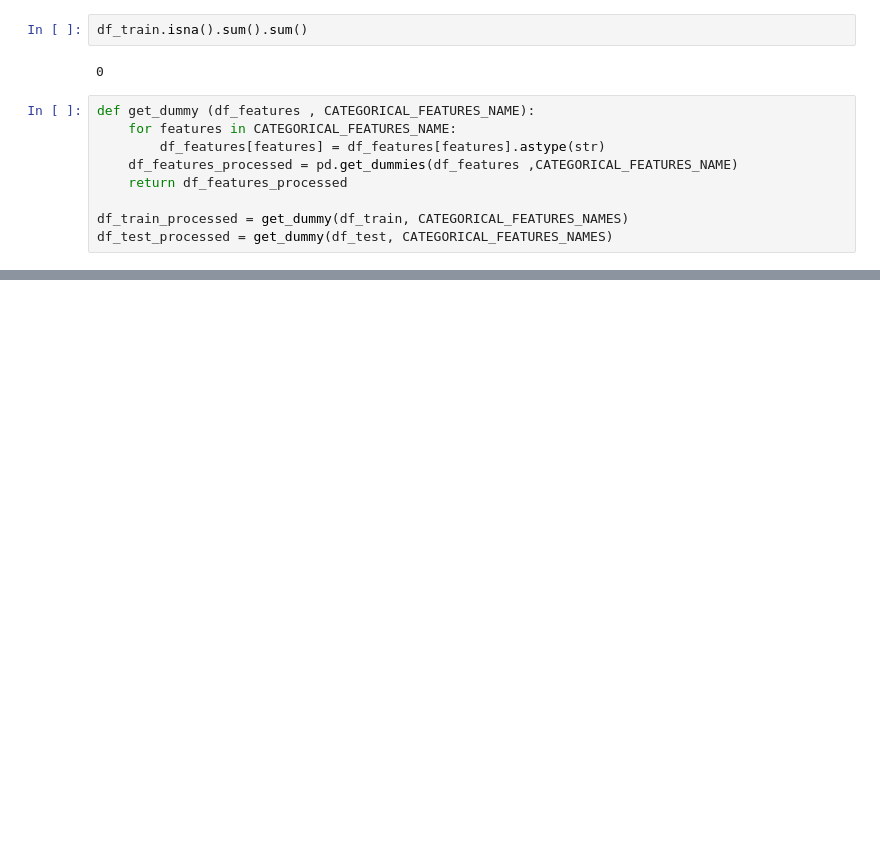
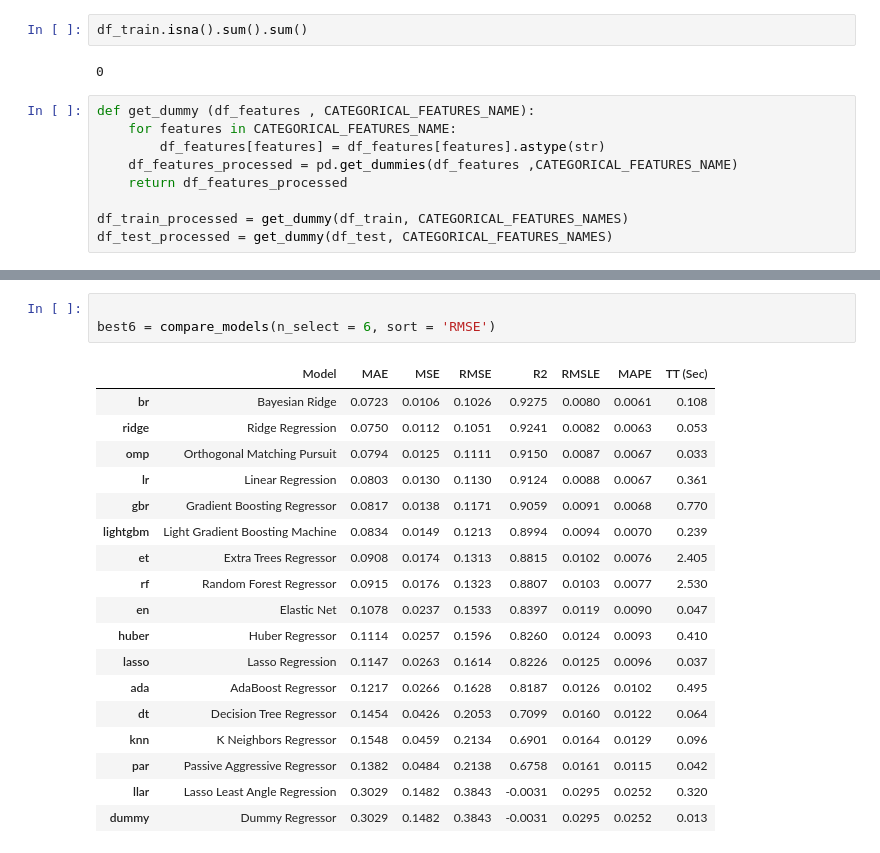
Before and after one commit to JaeYeonBang/ML_regression, a Jupyter notebook: regression-house-prices.ipynb, the cells around one changed output, grey strips where cells are left out. Saved outputs shown, nothing was run; the diff lists cells and outputs as text; blank space fills up the shorter version.

```diff
--- a/regression-house-prices.ipynb
+++ b/regression-house-prices.ipynb
@@ -336,0 +587,22 @@ s = setup(
+# %%
+
+best6 = compare_models(n_select = 6, sort = 'RMSE')
+# %% [output]
+|  | Model | MAE | MSE | RMSE | R2 | RMSLE | MAPE | TT (Sec) |
+| br | Bayesian Ridge | 0.0723 | 0.0106 | 0.1026 | 0.9275 | 0.0080 | 0.0061 | 0.108 |
+| ridge | Ridge Regression | 0.0750 | 0.0112 | 0.1051 | 0.9241 | 0.0082 | 0.0063 | 0.053 |
+| omp | Orthogonal Matching Pursuit | 0.0794 | 0.0125 | 0.1111 | 0.9150 | 0.0087 | 0.0067 | 0.033 |
+| lr | Linear Regression | 0.0803 | 0.0130 | 0.1130 | 0.9124 | 0.0088 | 0.0067 | 0.361 |
+| gbr | Gradient Boosting Regressor | 0.0817 | 0.0138 | 0.1171 | 0.9059 | 0.0091 | 0.0068 | 0.770 |
+| lightgbm | Light Gradient Boosting Machine | 0.0834 | 0.0149 | 0.1213 | 0.8994 | 0.0094 | 0.0070 | 0.239 |
+| et | Extra Trees Regressor | 0.0908 | 0.0174 | 0.1313 | 0.8815 | 0.0102 | 0.0076 | 2.405 |
+| rf | Random Forest Regressor | 0.0915 | 0.0176 | 0.1323 | 0.8807 | 0.0103 | 0.0077 | 2.530 |
+| en | Elastic Net | 0.1078 | 0.0237 | 0.1533 | 0.8397 | 0.0119 | 0.0090 | 0.047 |
+| huber | Huber Regressor | 0.1114 | 0.0257 | 0.1596 | 0.8260 | 0.0124 | 0.0093 | 0.410 |
+| lasso | Lasso Regression | 0.1147 | 0.0263 | 0.1614 | 0.8226 | 0.0125 | 0.0096 | 0.037 |
+| ada | AdaBoost Regressor | 0.1217 | 0.0266 | 0.1628 | 0.8187 | 0.0126 | 0.0102 | 0.495 |
+| dt | Decision Tree Regressor | 0.1454 | 0.0426 | 0.2053 | 0.7099 | 0.0160 | 0.0122 | 0.064 |
+| knn | K Neighbors Regressor | 0.1548 | 0.0459 | 0.2134 | 0.6901 | 0.0164 | 0.0129 | 0.096 |
+| par | Passive Aggressive Regressor | 0.1382 | 0.0484 | 0.2138 | 0.6758 | 0.0161 | 0.0115 | 0.042 |
+| llar | Lasso Least Angle Regression | 0.3029 | 0.1482 | 0.3843 | -0.0031 | 0.0295 | 0.0252 | 0.320 |
+| dummy | Dummy Regressor | 0.3029 | 0.1482 | 0.3843 | -0.0031 | 0.0295 | 0.0252 | 0.013 |
```
Also changed, not shown: parts of 68 cells of this notebook.
